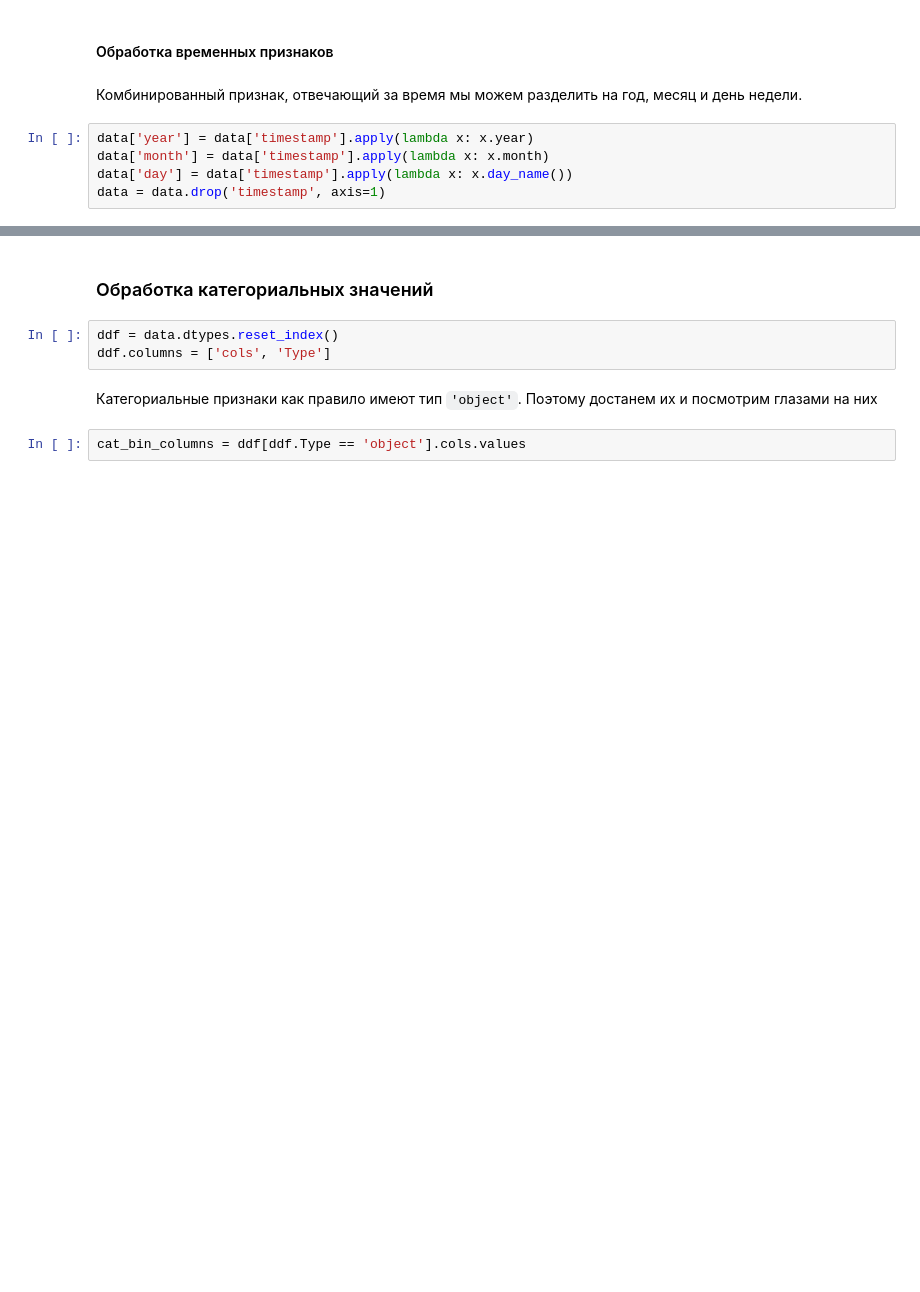
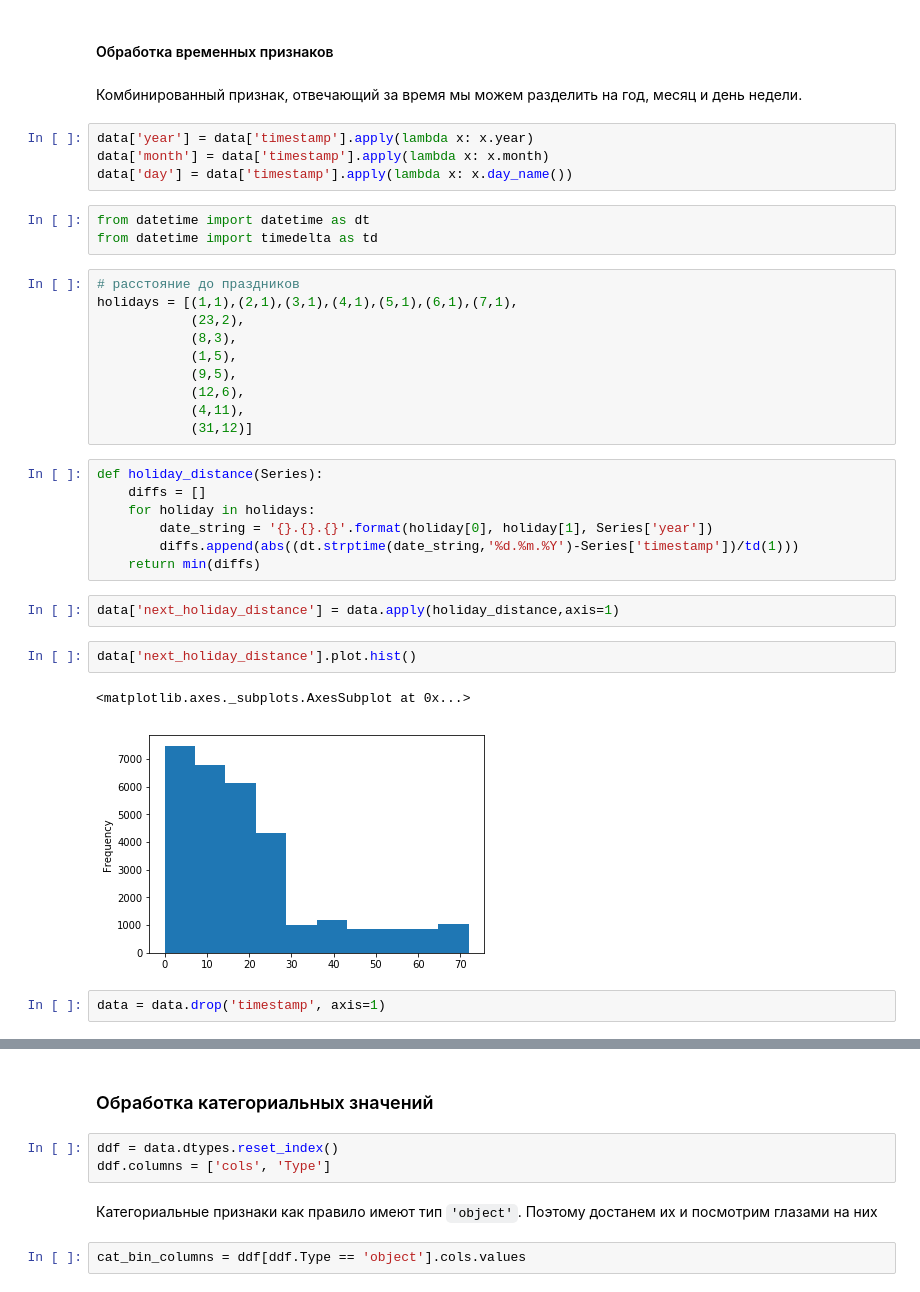
Before and after one commit to rtriangle/Sberbank-course, a Jupyter notebook: day2/homework_kaggle/Baseline.ipynb, the cells around one changed output, grey strips where cells are left out. Cells and saved outputs as stored; diff of their text form; blank space fills up the shorter version.

```diff
--- a/day2/homework_kaggle/Baseline.ipynb
+++ b/day2/homework_kaggle/Baseline.ipynb
@@ -49,7 +71,35 @@ sns.heatmap(data.corr())
 data['year'] = data['timestamp'].apply(lambda x: x.year)
 data['month'] = data['timestamp'].apply(lambda x: x.month)
 data['day'] = data['timestamp'].apply(lambda x: x.day_name())
-data = data.drop('timestamp', axis=1)
+# %%
+from datetime import datetime as dt
+from datetime import timedelta as td
+# %%
+# расстояние до праздников
+holidays = [(1,1),(2,1),(3,1),(4,1),(5,1),(6,1),(7,1),
+            (23,2),
+            (8,3),
+            (1,5),
+            (9,5),
+            (12,6),
+            (4,11),
+            (31,12)]
+# %%
+def holiday_distance(Series):
+    diffs = []
+    for holiday in holidays:
+        date_string = '{}.{}.{}'.format(holiday[0], holiday[1], Series['year'])
+        diffs.append(abs((dt.strptime(date_string,'%d.%m.%Y')-Series['timestamp'])/td(1)))
+    return min(diffs)
+# %%
+data['next_holiday_distance'] = data.apply(holiday_distance,axis=1)
+# %%
+data['next_holiday_distance'].plot.hist()
+# %% [output]
+<matplotlib.axes._subplots.AxesSubplot at 0x...>
+[figure, added]
+# %%
+data = data.drop('timestamp', axis=1)
 # %%
 ddf = data.dtypes.reset_index()
 ddf.columns = ['cols', 'Type']
```
Also changed, not shown: parts of 67 cells of this notebook, 5 other files.
